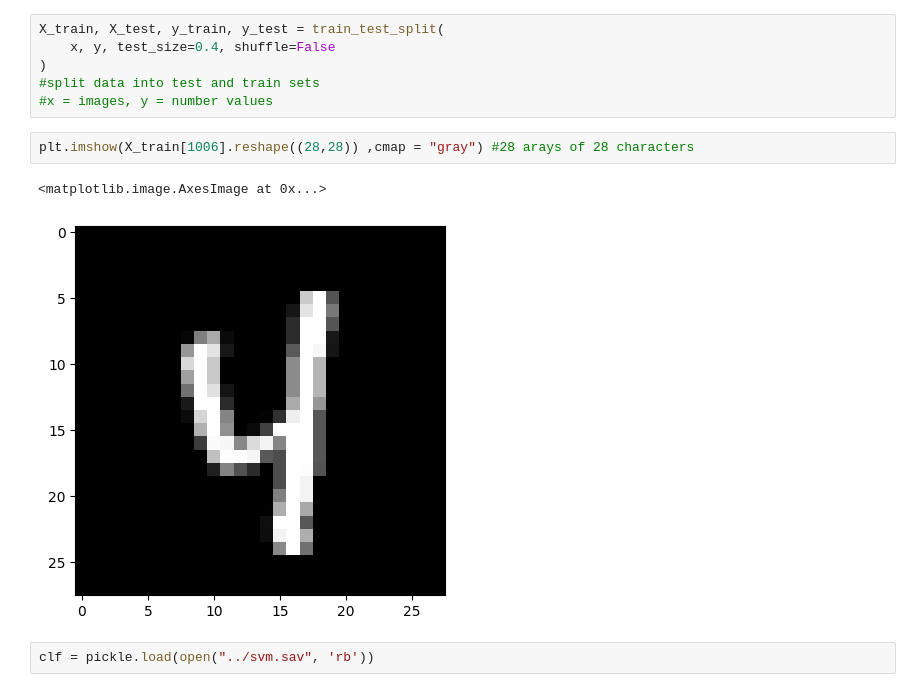
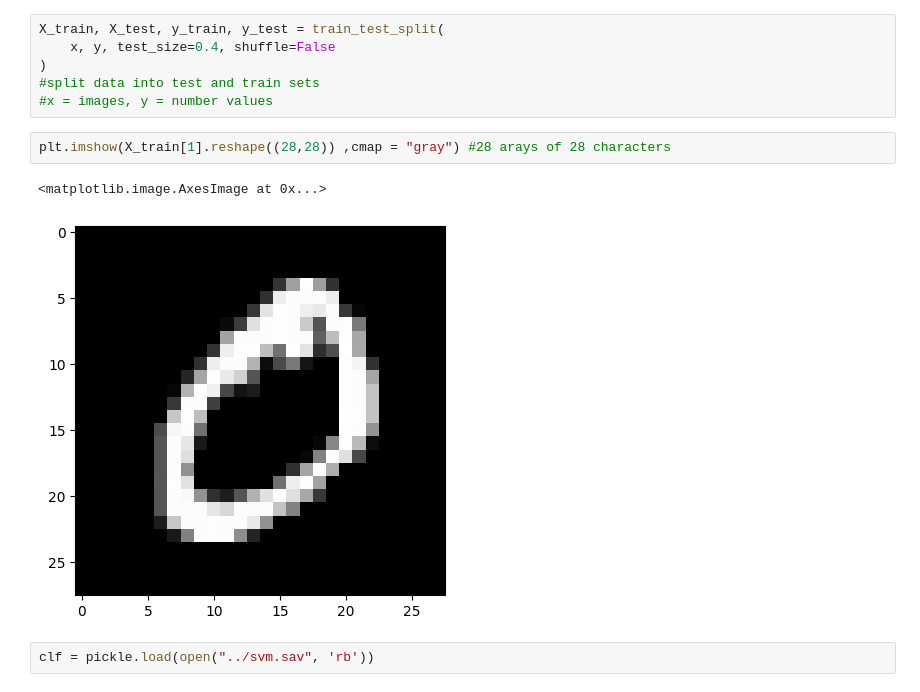
Before and after one commit to Czupryn013/Digits, a Jupyter notebook: training/svm.ipynb, the cells around one changed output. Cells and saved outputs as stored; diff of their text form.

```diff
--- a/training/svm.ipynb
+++ b/training/svm.ipynb
@@ -22,9 +26,9 @@ X_train, X_test, y_train, y_test = train_test_split(
 #split data into test and train sets
 #x = images, y = number values
 # %%
-plt.imshow(X_train[1006].reshape((28,28)) ,cmap = "gray") #28 arays of 28 characters
+plt.imshow(X_train[1].reshape((28,28)) ,cmap = "gray") #28 arays of 28 characters
 # %% [output]
 <matplotlib.image.AxesImage at 0x...>
-[figure, old version]
+[figure, new version]
 # %%
 clf = pickle.load(open("../svm.sav", 'rb'))
```
Also changed, not shown: parts of 2 cells of this notebook, 6 other files.
